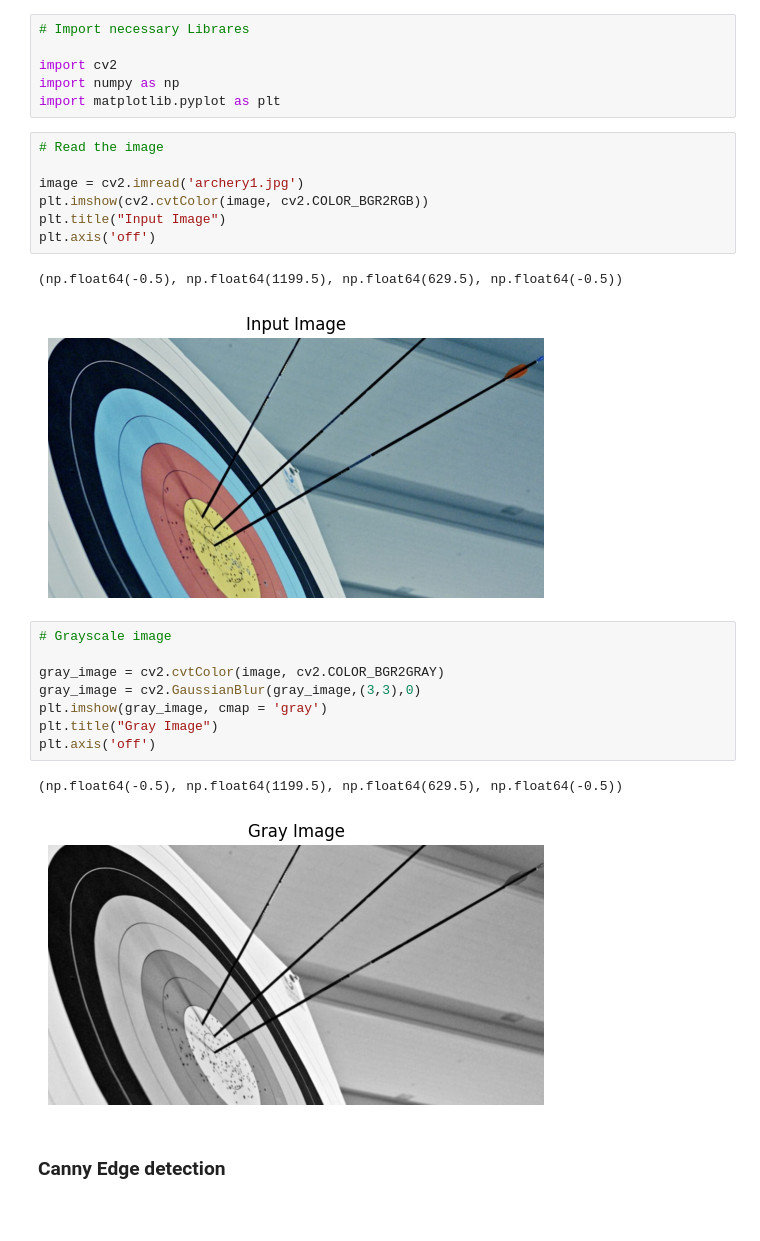
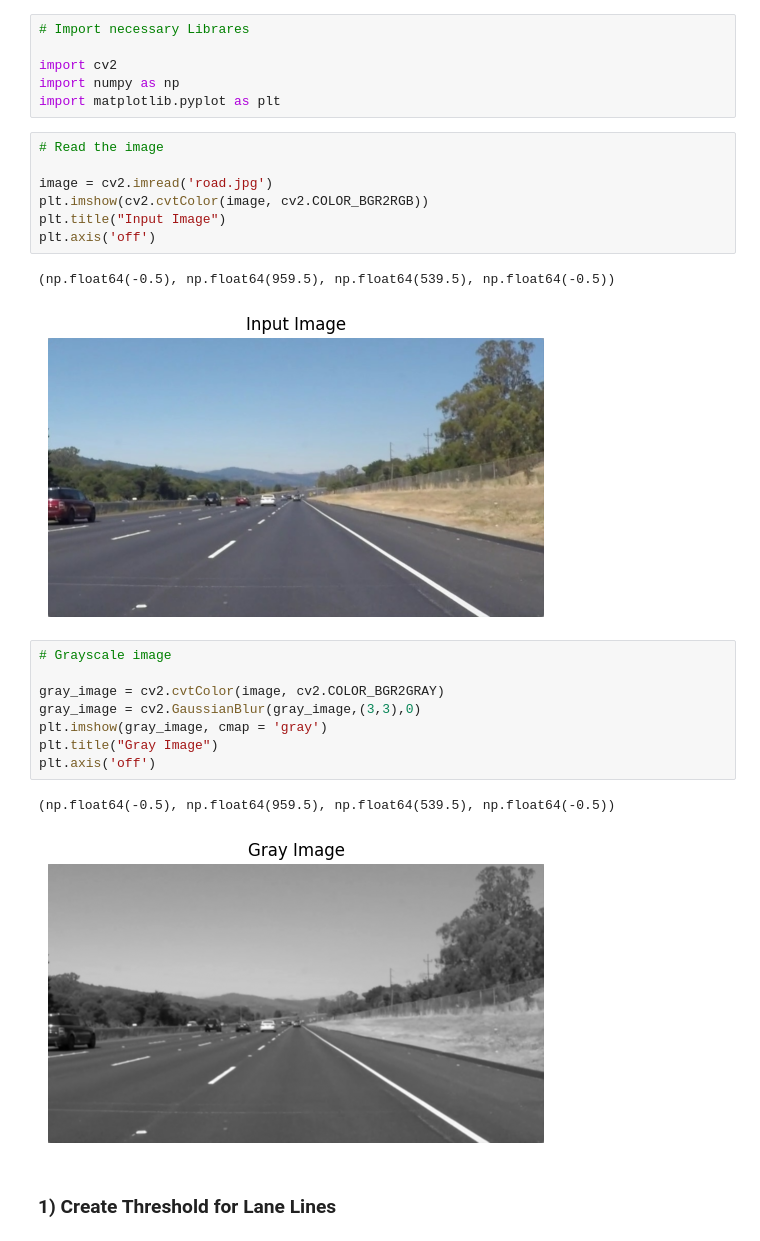
Before and after one commit to KrishnaPrasad148/Edge-Linking-using-Hough-Transform, a Jupyter notebook: Edge_Linking.ipynb, the cells around one changed output. Cells and saved outputs as stored; diff of their text form; blank space fills up the shorter version.

```diff
--- a/Edge_Linking.ipynb
+++ b/Edge_Linking.ipynb
@@ -13,13 +13,13 @@ import matplotlib.pyplot as plt
 # %%
 # Read the image
 
-image = cv2.imread('archery1.jpg')
+image = cv2.imread('road.jpg')
 plt.imshow(cv2.cvtColor(image, cv2.COLOR_BGR2RGB))
 plt.title("Input Image")
 plt.axis('off')
 # %% [output]
-(np.float64(-0.5), np.float64(1199.5), np.float64(629.5), np.float64(-0.5))
+(np.float64(-0.5), np.float64(959.5), np.float64(539.5), np.float64(-0.5))
-[figure, old version]
+[figure, new version]
 # %%
 # Grayscale image
 
@@ -29,8 +29,8 @@ plt.imshow(gray_image, cmap = 'gray')
 plt.title("Gray Image")
 plt.axis('off')
 # %% [output]
-(np.float64(-0.5), np.float64(1199.5), np.float64(629.5), np.float64(-0.5))
+(np.float64(-0.5), np.float64(959.5), np.float64(539.5), np.float64(-0.5))
-[figure, old version]
+[figure, new version]
 # %% [markdown]
-### Canny Edge detection
+### 1) Create Threshold for Lane Lines
 # %%
```
Also changed, not shown: parts of 8 cells of this notebook, 8 other files.
